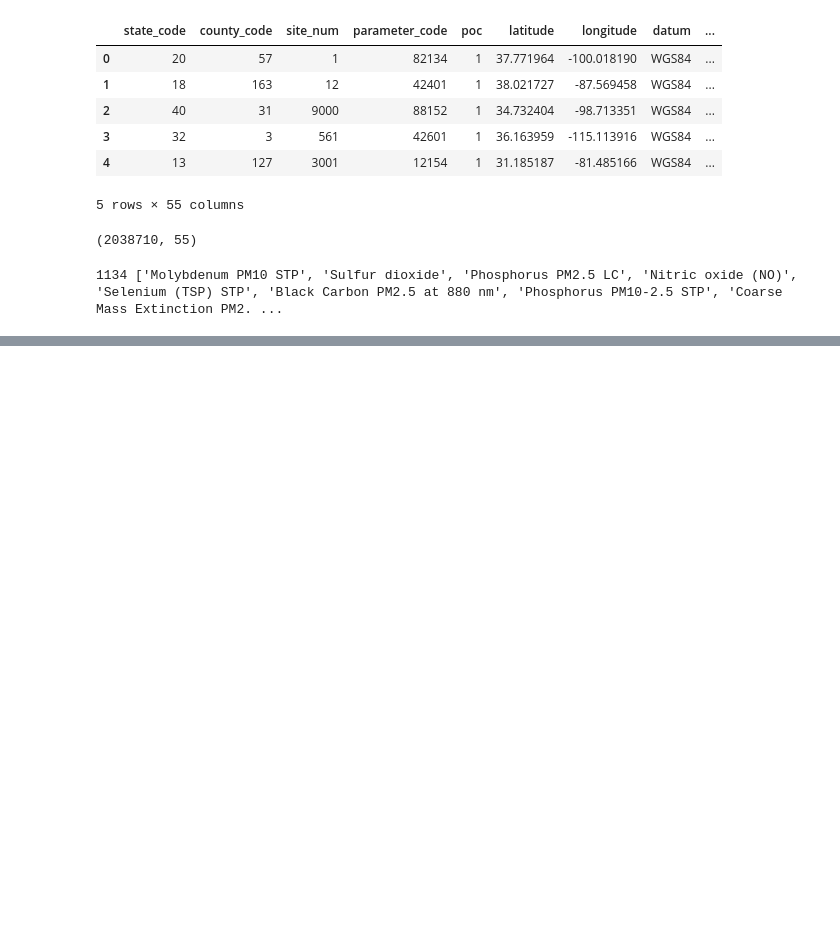
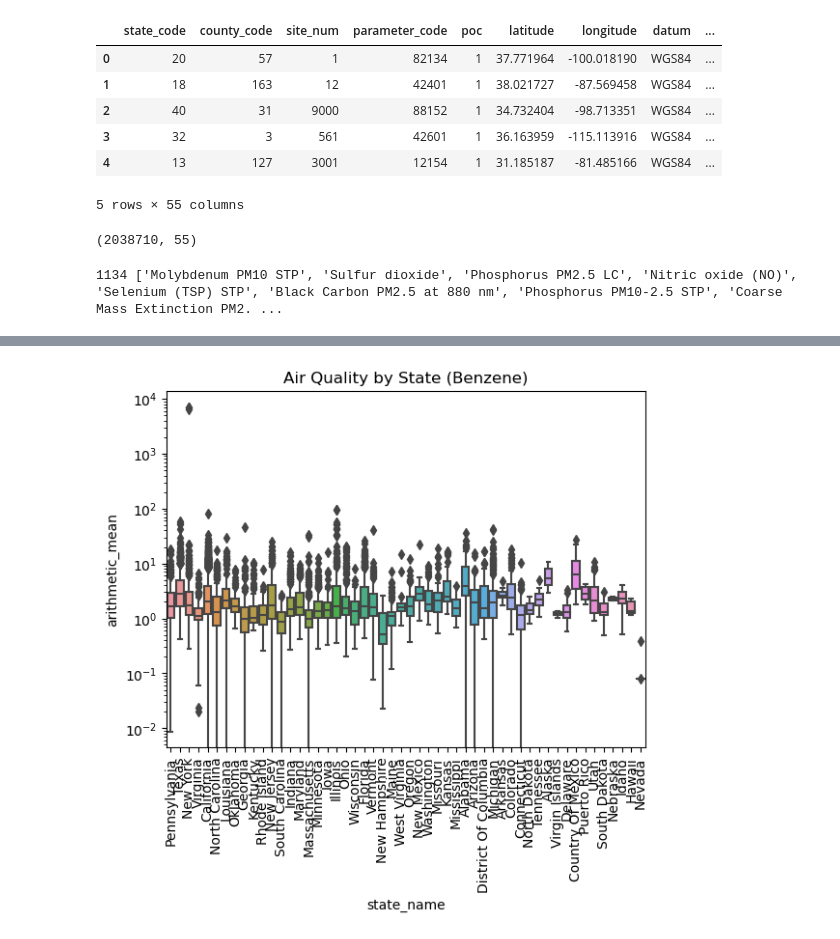
Before and after one commit to VictorPakholkov/data_collection, a Jupyter notebook: API_aqs.ipynb, the cells around one changed output, grey strips where cells are left out. Cells and saved outputs as stored; diff of their text form; code cells hidden in the pictures; blank space fills up the shorter version.

```diff
--- a/API_aqs.ipynb
+++ b/API_aqs.ipynb
@@ -183,0 +318,8 @@ print(data_modern.head())
+# %%
+sns.boxplot(data=data_united[data_united['parameter_name'] == 'Benzene'], x='state_name', y='arithmetic_mean') #, hue='parameter_name')
+plt.title('Air Quality by State (Benzene)')
+plt.yscale('log')
+plt.xticks(rotation=90)
+plt.show()
+# %% [output]
+[figure, added]
```
Also changed, not shown: parts of 44 cells of this notebook.
